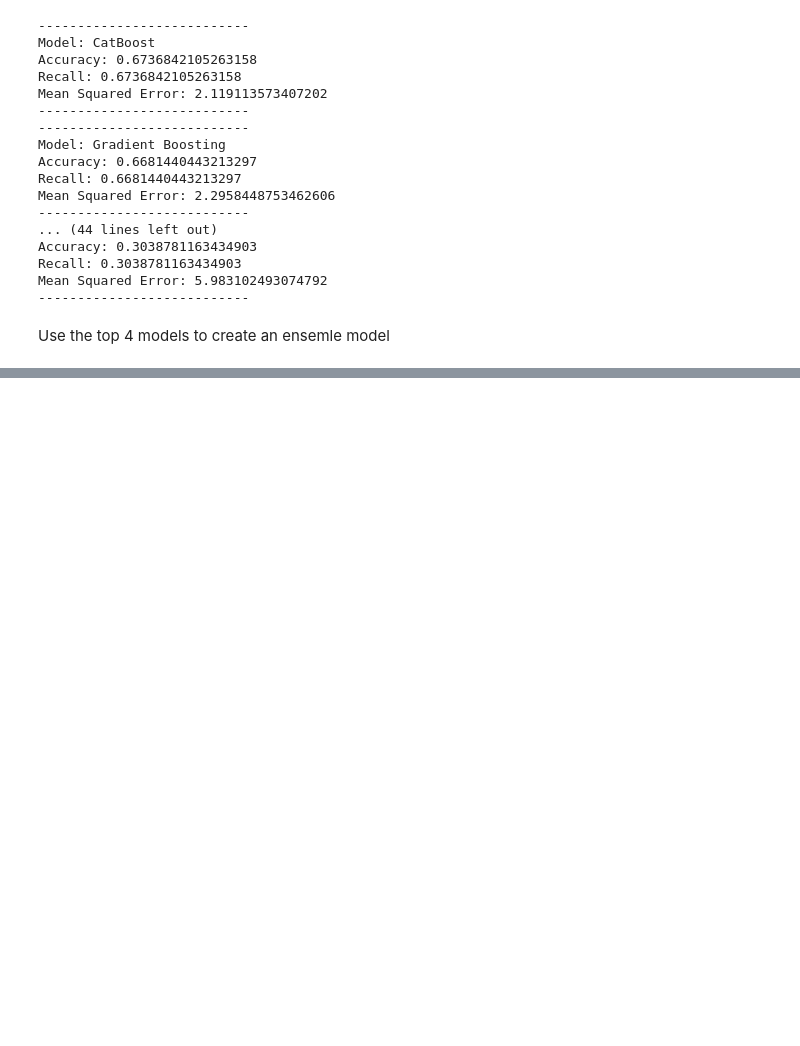
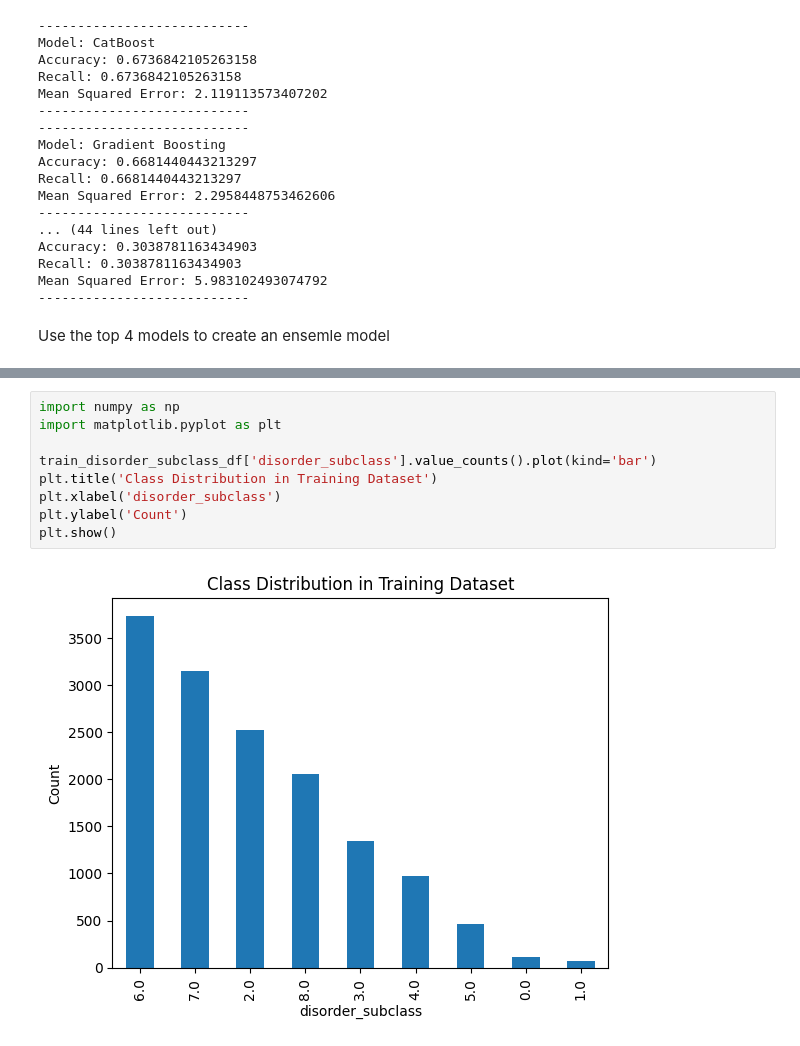
Before and after one commit to DinuGeorge0019/GenomPrediction, a Jupyter notebook: _Notebooks/disorder_subclass_decision_tree_experiments.ipynb, the cells around one changed output, grey strips where cells are left out. Saved outputs shown, nothing was run; the diff lists cells and outputs as text; blank space fills up the shorter version.

```diff
--- a/_Notebooks/disorder_subclass_decision_tree_experiments.ipynb
+++ b/_Notebooks/disorder_subclass_decision_tree_experiments.ipynb
@@ -202,3 +203,14 @@ And if memory is not enough, you can set `force_col_wise=true`.
 Ensemble accuracy: 0.6759002770083102
 Ensemble recall: 0.6759002770083102
 Ensemble mean squared error: 2.0759002770083104
+# %%
+import numpy as np
+import matplotlib.pyplot as plt
+
+train_disorder_subclass_df['disorder_subclass'].value_counts().plot(kind='bar')
+plt.title('Class Distribution in Training Dataset')
+plt.xlabel('disorder_subclass')
+plt.ylabel('Count')
+plt.show()
+# %% [output]
+[figure, added]
```
Also changed, not shown: parts of 4 cells of this notebook, 16 other files.
